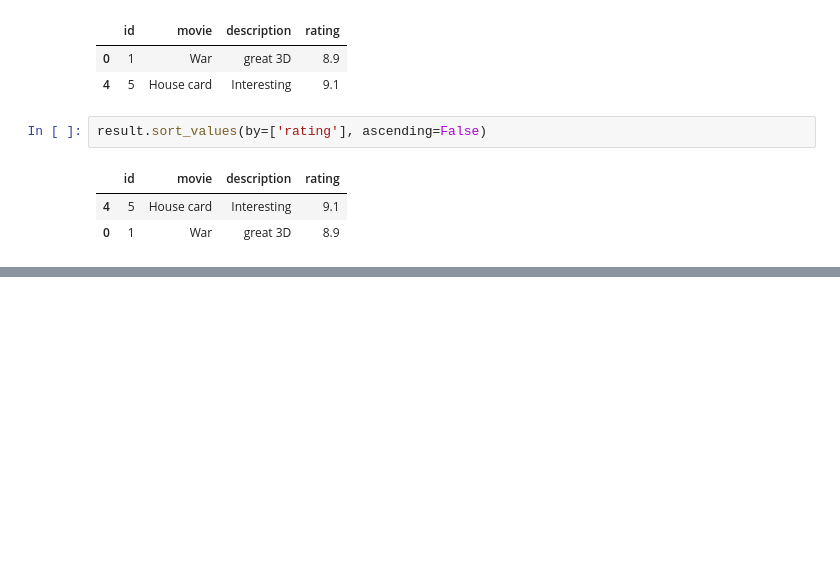
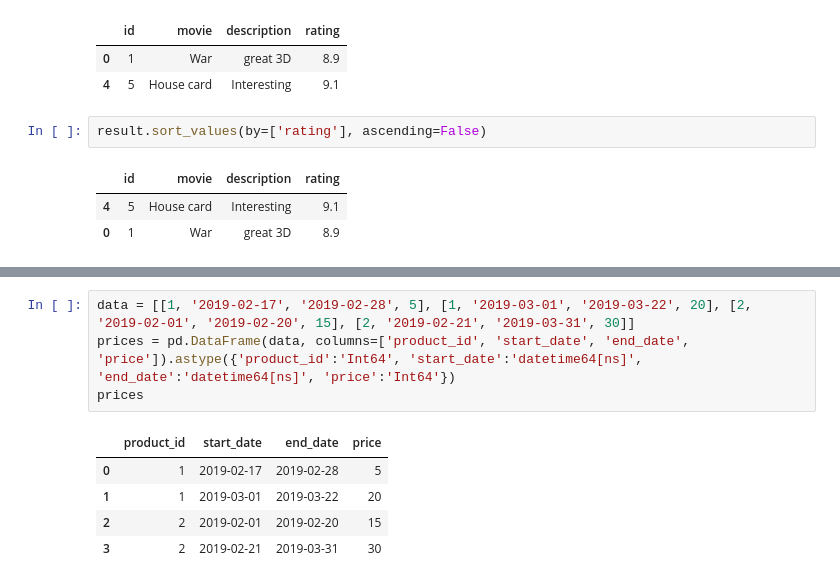
Before and after one commit to Swap-20/Leetcode-Pandas, a Jupyter notebook: Leetcode_Pandas.ipynb, the cells around one changed output, grey strips where cells are left out. Cells and saved outputs as stored; diff of their text form; blank space fills up the shorter version.

```diff
--- a/Leetcode_Pandas.ipynb
+++ b/Leetcode_Pandas.ipynb
@@ -1987,0 +1994,10 @@ result.sort_values(by=['rating'], ascending=False)
+# %%
+data = [[1, '2019-02-17', '2019-02-28', 5], [1, '2019-03-01', '2019-03-22', 20], [2, '2019-02-01', '2019-02-20', 15], [2, '2019-02-21', '2019-03-31', 30]]
+prices = pd.DataFrame(data, columns=['product_id', 'start_date', 'end_date', 'price']).astype({'product_id':'Int64', 'start_date':'datetime64[ns]', 'end_date':'datetime64[ns]', 'price':'Int64'})
+prices
+# %% [output]
+|  | product_id | start_date | end_date | price |
+| 0 | 1 | 2019-02-17 | 2019-02-28 | 5 |
+| 1 | 1 | 2019-03-01 | 2019-03-22 | 20 |
+| 2 | 2 | 2019-02-01 | 2019-02-20 | 15 |
+| 3 | 2 | 2019-02-21 | 2019-03-31 | 30 |
```
Also changed, not shown: parts of 8 cells of this notebook.
